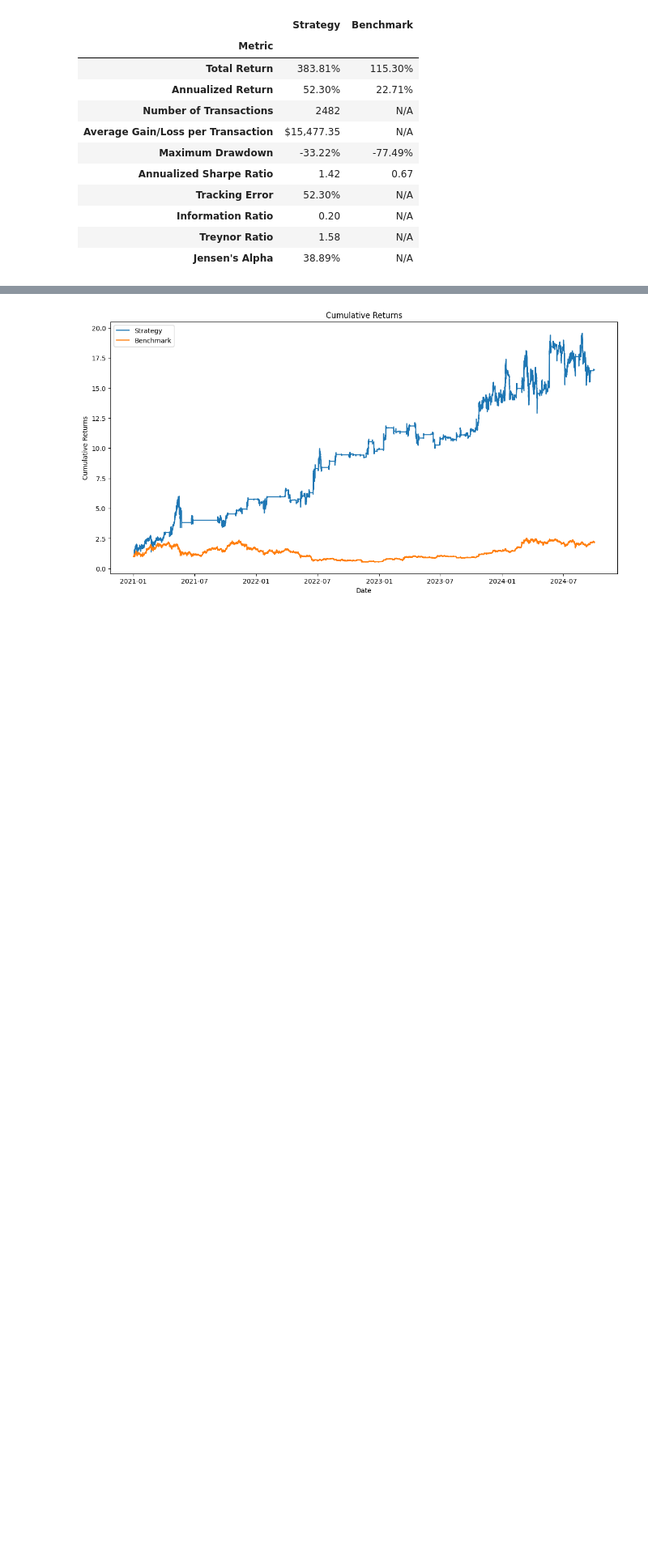
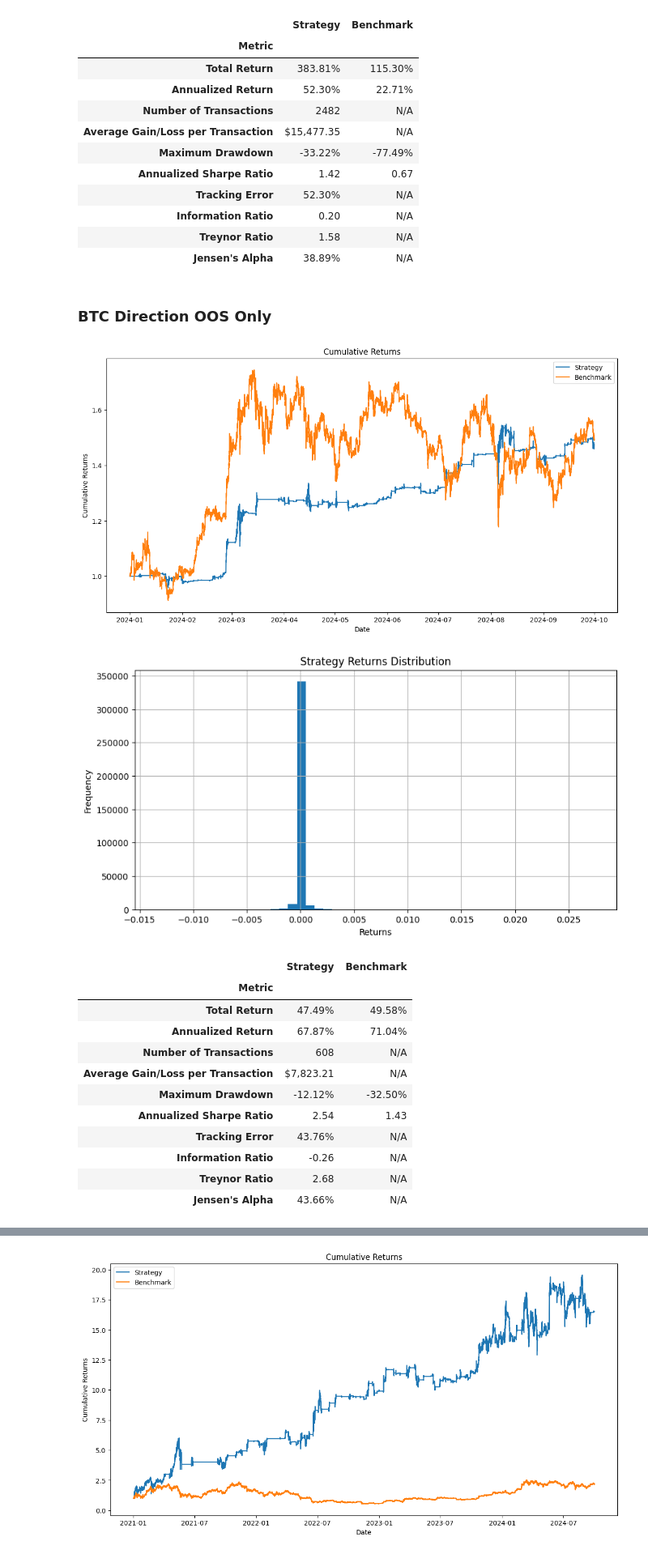
Before and after one commit to harrypandas/algo_trading_project, a Jupyter notebook: ML_Strat_ZJ.ipynb, the cells around one changed output, grey strips where cells are left out. Shown at 81% size. Drawn from its saved outputs; the diff is of its cells as text; code cells hidden in the pictures; blank space fills up the shorter version.

```diff
--- a/ML_Strat_ZJ.ipynb
+++ b/ML_Strat_ZJ.ipynb
@@ -1027,4 +1027,45 @@ metrics_df
 | Information Ratio | 0.20 | N/A |
 | Treynor Ratio | 1.58 | N/A |
 | Jensen's Alpha | 38.89% | N/A |
+# %% [markdown]
+### BTC Direction OOS Only
+# %%
+strategy_params = {
+    'investment_fraction': 1.0,
+    'use_limit_orders': True,          # Use limit orders
+    'buy_threshold': 0.65,
+    'sell_threshold': 0.35,
+    'limit_order_buffer': 0.00001,       # 0.1% price buffer
+    'limit_order_duration': 3          # 5 minutes duration
+}
+
+# Simulate the trading strategy for 'BTC_Future_Direction_5m'
+df_with_results, performance_metrics, trade_history = simulate_trading_strategy(
+    df=trading_df[trading_df.index >= '2024-01-01'],
+    target_variable='BTC_Future_Direction_5m',
+    initial_capital=10_000_000,
+    transaction_cost=0.001,
+    strategy_params=strategy_params
+)
+
+# Analyze the strategy
+metrics_df = analyze_strategies(df_with_results)
+
+# Display the metrics
+metrics_df
+# %% [output]
+[figure, added]
+[figure, added]
+|  | Strategy | Benchmark |
+| Metric |  |  |
+| Total Return | 47.49% | 49.58% |
+| Annualized Return | 67.87% | 71.04% |
+| Number of Transactions | 608 | N/A |
+| Average Gain/Loss per Transaction | $7,823.21 | N/A |
+| Maximum Drawdown | -12.12% | -32.50% |
+| Annualized Sharpe Ratio | 2.54 | 1.43 |
+| Tracking Error | 43.76% | N/A |
+| Information Ratio | -0.26 | N/A |
+| Treynor Ratio | 2.68 | N/A |
+| Jensen's Alpha | 43.66% | N/A |
 # %% [markdown]
```
Also changed, not shown: parts of 22 cells of this notebook.
